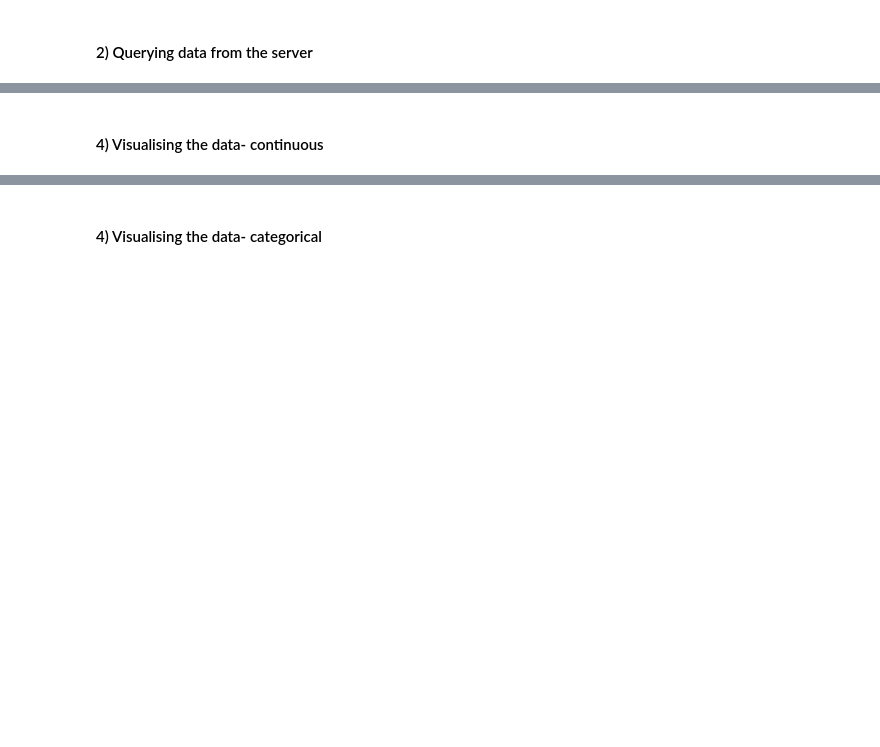
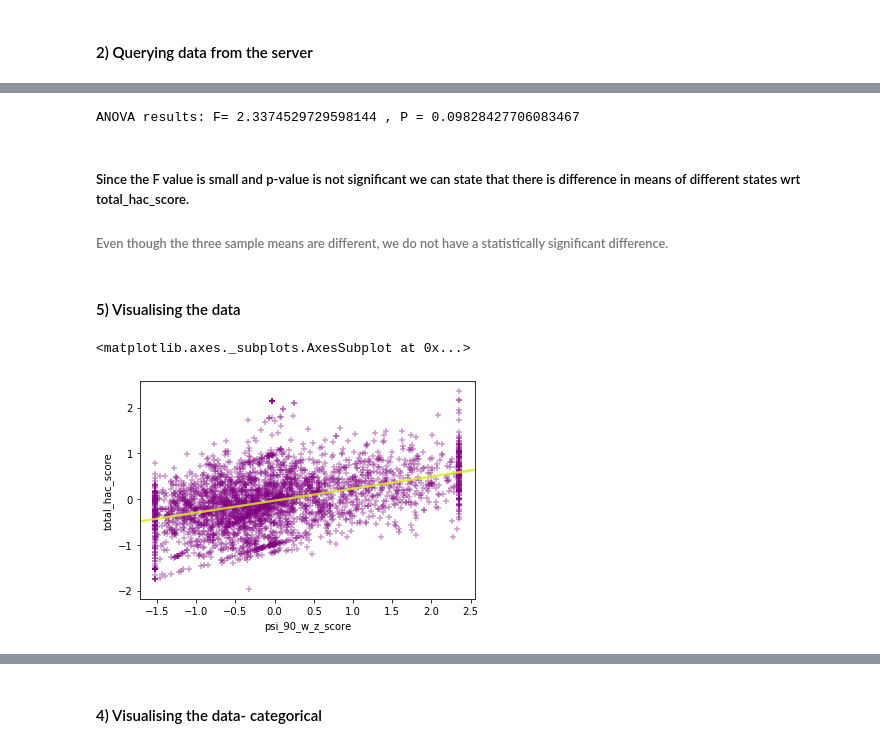
Before and after one commit to sobil-dalal/DAP_Project, a Jupyter notebook: Exploratory_Analysis_HACRP.ipynb, the cells around one changed output, grey strips where cells are left out. Cells and saved outputs as stored; diff of their text form; code cells hidden in the pictures; blank space fills up the shorter version.

```diff
--- a/Exploratory_Analysis_HACRP.ipynb
+++ b/Exploratory_Analysis_HACRP.ipynb
@@ -58,2 +209,12 @@ hacrp_df.corr()
+# %%
+# ANOVA
+f_val, p_val = stats.f_oneway(grouped_test2.get_group('VT')['total_hac_score'], grouped_test2.get_group('AK')['total_hac_score'], grouped_test2.get_group('TX')['total_hac_score'])
+
+print( "ANOVA results: F=", f_val, ", P =", p_val)
+# %% [output]
+ANOVA results: F= 2.3374529729598144 , P = 0.09828427706083467
+# %% [markdown]
+##### Since the F value is small and p-value is not significant we can state that there is difference in means of different states wrt total_hac_score.
+###### Even though the three sample means are different, we do not have a statistically significant difference.
 # %% [markdown]
-#### 4) Visualising the data- continuous
+#### 5) Visualising the data
@@ -63,0 +221,6 @@ plt.ylim(0,)
+# %%
+
+sns.regplot(x="psi_90_w_z_score", y="total_hac_score",scatter_kws = {"color": "purple", "alpha": 0.4}, line_kws = {"color": "#DCEB1F", "alpha": 0.8},marker="+",data=hacrp_df)
+# %% [output]
+<matplotlib.axes._subplots.AxesSubplot at 0x...>
+[figure, added]
```
Also changed, not shown: parts of 30 cells of this notebook.
